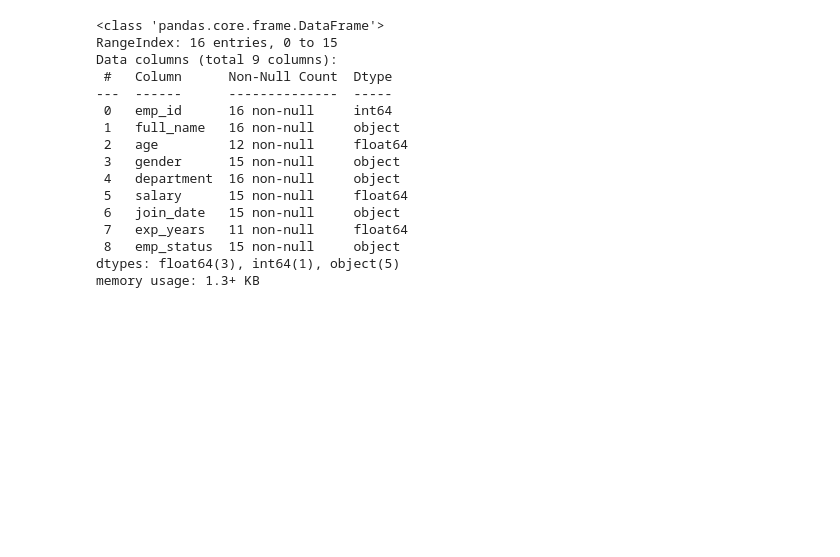
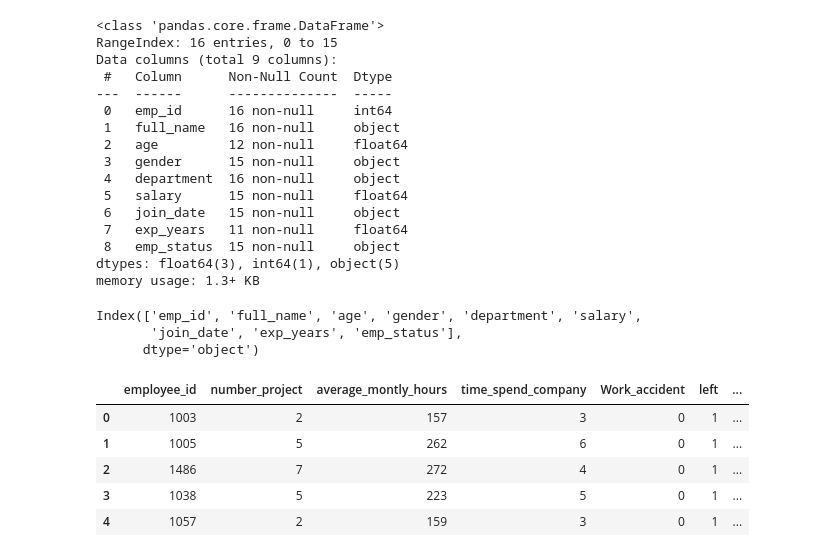
Before and after one commit to dpkasahu/Python_library, a Jupyter notebook: pandas_01.ipynb, the cells around one changed output. Cells and saved outputs as stored; diff of their text form; code cells hidden in the pictures; blank space fills up the shorter version.

```diff
--- a/pandas_01.ipynb
+++ b/pandas_01.ipynb
@@ -333,3 +333,19 @@ Data columns (total 9 columns):
  8   emp_status  15 non-null     object
 dtypes: float64(3), int64(1), object(5)
 memory usage: 1.3+ KB
+# %%
+df.columns
+# %% [output]
+Index(['emp_id', 'full_name', 'age', 'gender', 'department', 'salary',
+       'join_date', 'exp_years', 'emp_status'],
+      dtype='object')
+# %%
+dtf = pd.read_csv('https://raw.githubusercontent.com/whoknowayush/DataAnalysis-Dataset/refs/heads/main/Datasets-Practice/hr_data.csv')
+dtf.head()
+# %% [output]
+|  | employee_id | number_project | average_montly_hours | time_spend_company | Work_accident | left | ... |
+| 0 | 1003 | 2 | 157 | 3 | 0 | 1 | ... |
+| 1 | 1005 | 5 | 262 | 6 | 0 | 1 | ... |
+| 2 | 1486 | 7 | 272 | 4 | 0 | 1 | ... |
+| 3 | 1038 | 5 | 223 | 5 | 0 | 1 | ... |
+| 4 | 1057 | 2 | 159 | 3 | 0 | 1 | ... |
```
Also changed, not shown: parts of 4 cells of this notebook.
